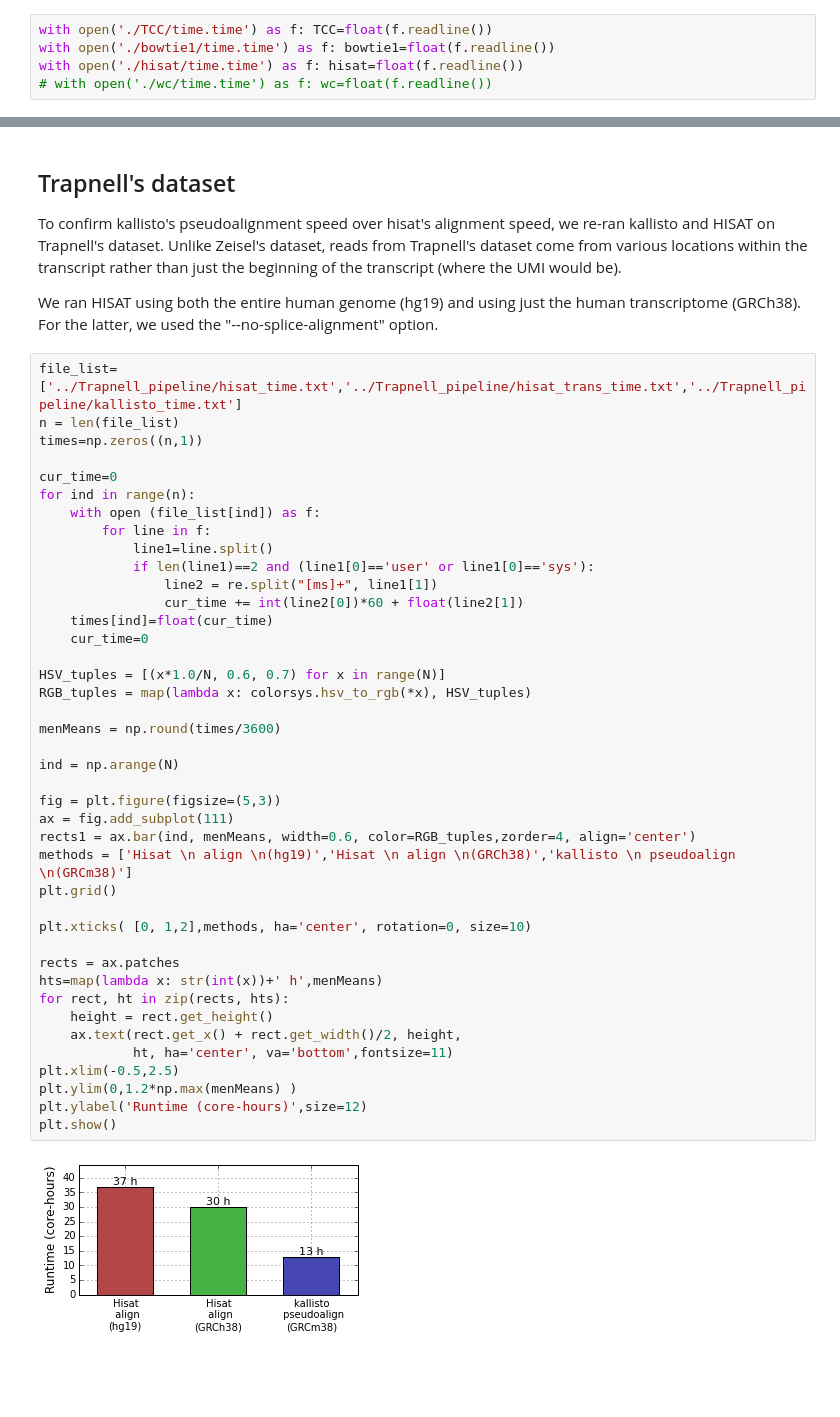
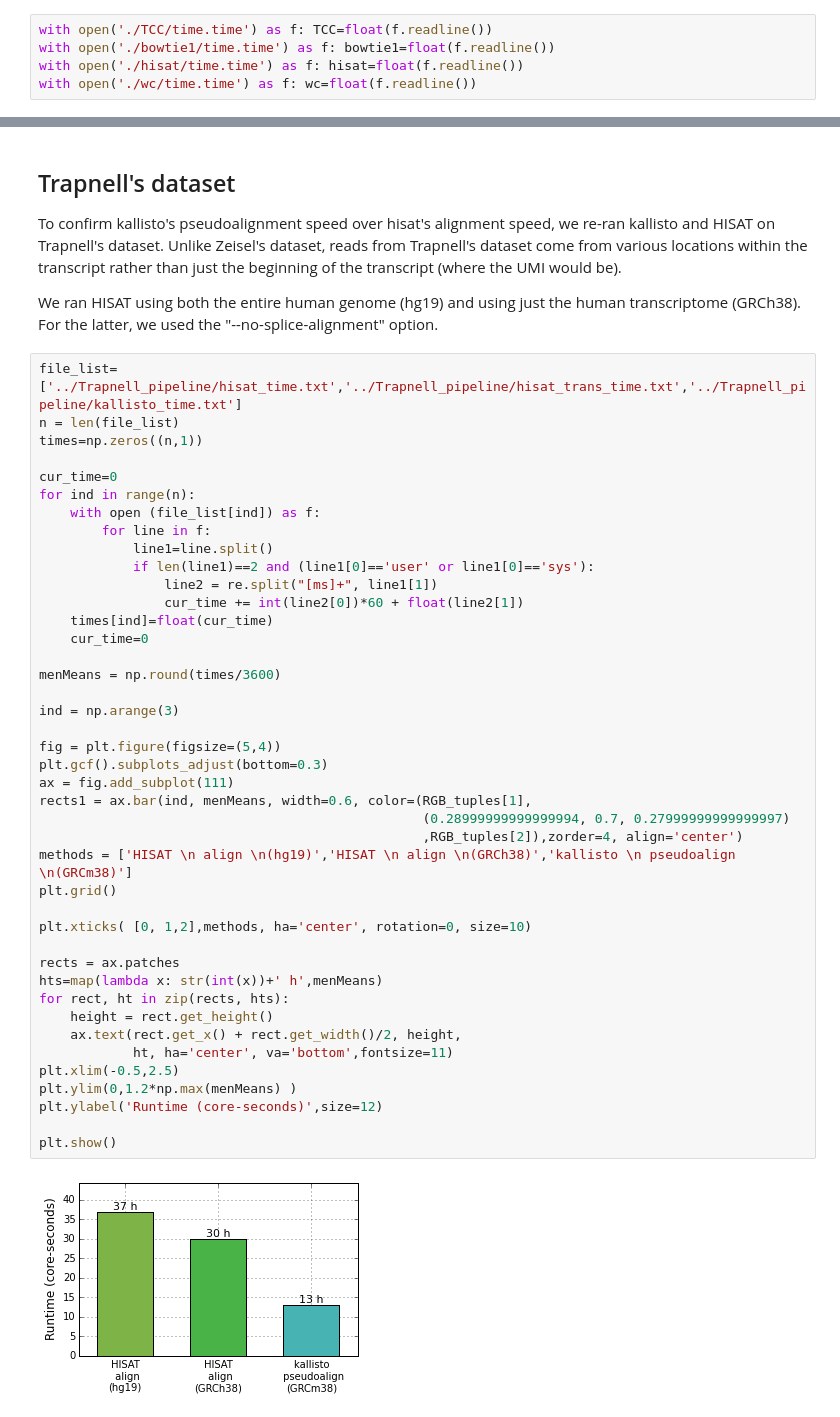
Before and after one commit to govinda-kamath/clustering_on_transcript_compatibility_counts, a Jupyter notebook: Timing_pipeline/Timing_Analysis.ipynb, the cells around one changed output, grey strips where cells are left out. Drawn from its saved outputs; the diff is of its cells as text; blank space fills up the shorter version.

```diff
--- a/Timing_pipeline/Timing_Analysis.ipynb
+++ b/Timing_pipeline/Timing_Analysis.ipynb
@@ -50,6 +51,6 @@ Load the times generated using the above script
 with open('./TCC/time.time') as f: TCC=float(f.readline())
 with open('./bowtie1/time.time') as f: bowtie1=float(f.readline())
 with open('./hisat/time.time') as f: hisat=float(f.readline())
-# with open('./wc/time.time') as f: wc=float(f.readline())
+with open('./wc/time.time') as f: wc=float(f.readline())
 # %% [markdown]
 Generate the bar plot comparing the runtimes of different methods. We can also look at the runtime of the clustering algorithms. The TCC vectors are an order of magnitude larger than the gene expression vectors, and we are interested in how much of a difference this makes.
@@ -122,39 +156,40 @@ times=np.zeros((n,1))
 
 cur_time=0
 for ind in range(n):
     with open (file_list[ind]) as f:
         for line in f:
             line1=line.split()
             if len(line1)==2 and (line1[0]=='user' or line1[0]=='sys'):
                 line2 = re.split("[ms]+", line1[1])
                 cur_time += int(line2[0])*60 + float(line2[1])
     times[ind]=float(cur_time)
     cur_time=0
 
-HSV_tuples = [(x*1.0/N, 0.6, 0.7) for x in range(N)]
-RGB_tuples = map(lambda x: colorsys.hsv_to_rgb(*x), HSV_tuples)
-
 menMeans = np.round(times/3600)
 
-ind = np.arange(N)
+ind = np.arange(3)
 
-fig = plt.figure(figsize=(5,3))
+fig = plt.figure(figsize=(5,4))
+plt.gcf().subplots_adjust(bottom=0.3)
 ax = fig.add_subplot(111)
-rects1 = ax.bar(ind, menMeans, width=0.6, color=RGB_tuples,zorder=4, align='center')
-methods = ['Hisat \n align \n(hg19)','Hisat \n align \n(GRCh38)','kallisto \n pseudoalign \n(GRCm38)']
+rects1 = ax.bar(ind, menMeans, width=0.6, color=(RGB_tuples[1],
+                                                 (0.28999999999999994, 0.7, 0.27999999999999997)
+                                                 ,RGB_tuples[2]),zorder=4, align='center')
+methods = ['HISAT \n align \n(hg19)','HISAT \n align \n(GRCh38)','kallisto \n pseudoalign \n(GRCm38)']
 plt.grid()
 
 plt.xticks( [0, 1,2],methods, ha='center', rotation=0, size=10)
 
 rects = ax.patches
 hts=map(lambda x: str(int(x))+' h',menMeans)
 for rect, ht in zip(rects, hts):
     height = rect.get_height()
     ax.text(rect.get_x() + rect.get_width()/2, height,
             ht, ha='center', va='bottom',fontsize=11)
 plt.xlim(-0.5,2.5)
 plt.ylim(0,1.2*np.max(menMeans) )
-plt.ylabel('Runtime (core-hours)',size=12)
+plt.ylabel('Runtime (core-seconds)',size=12)
+
 plt.show()
 # %% [output]
-[figure, old version]
+[figure, new version]
```
Also changed, not shown: parts of 7 cells of this notebook.
